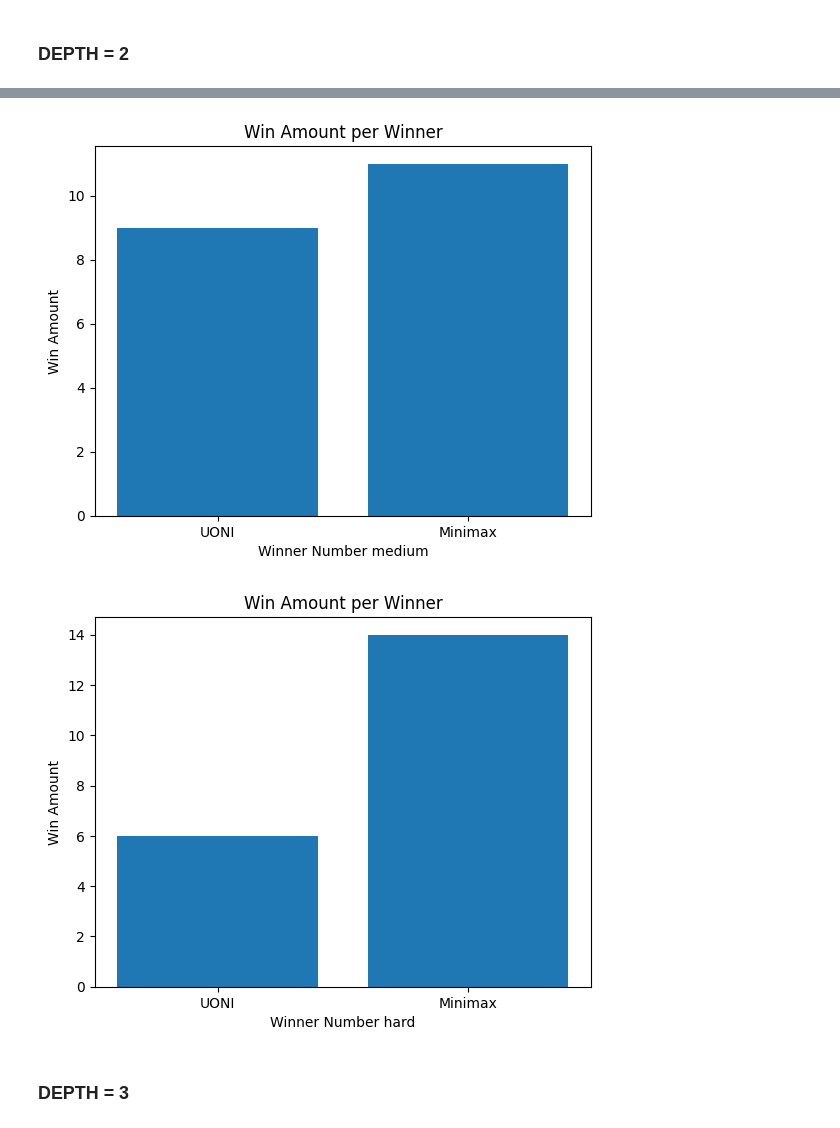
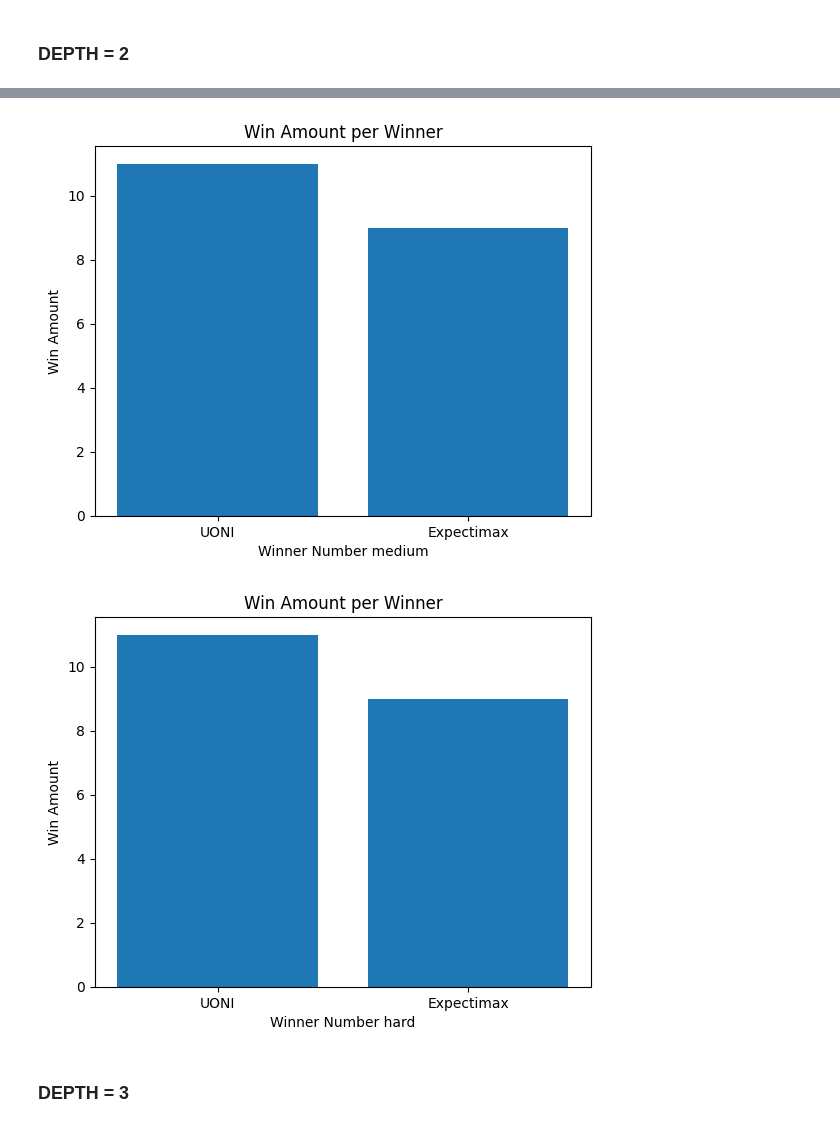
Before and after one commit to JosefinaFerrari/Obligatorio-IA, a Jupyter notebook: CoinGame/coin_game.ipynb, the cells around one changed output, grey strips where cells are left out. Cells and saved outputs as stored; diff of their text form; code cells hidden in the pictures.

```diff
--- a/CoinGame/coin_game.ipynb
+++ b/CoinGame/coin_game.ipynb
@@ -268,5 +268,5 @@ for level in ['easy', 'medium', 'hard']:
             ws[level].append(play_vs_other_agent(env, agent1=UONI(1, level), agent2=ExpectimaxAgent(2, 2), render=False))
         else:
             ws[level].append(3-play_vs_other_agent(env, agent1=ExpectimaxAgent(1, 2), agent2=UONI(2, level), render=False))
-    minimax_graph(ws[level], level)
+    expectimax_graph(ws[level], level)
 # %% [output]
@@ -274,5 +274,5 @@ for level in ['easy', 'medium', 'hard']:
-[figure, old version]
+[figure, new version]
-[figure, old version]
+[figure, new version]
 # %% [markdown]
 ### DEPTH = 3
 # %%
```
Also changed, not shown: parts of 15 cells of this notebook.
